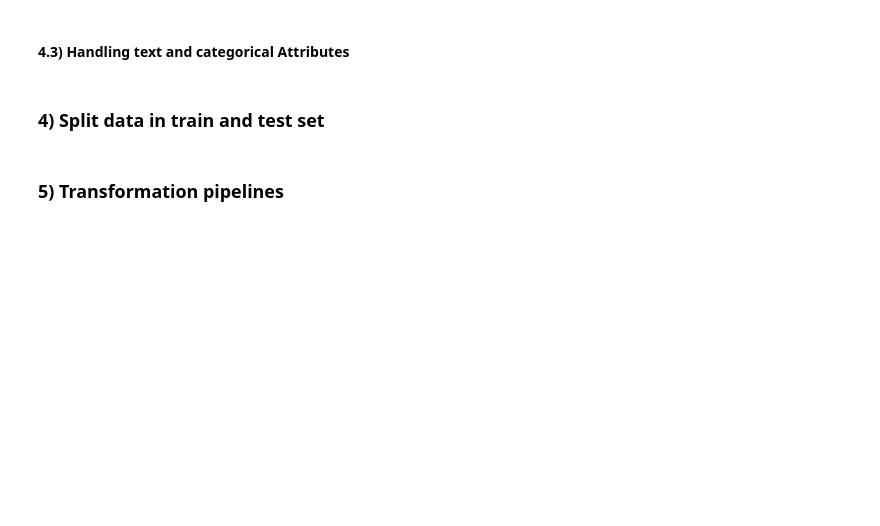
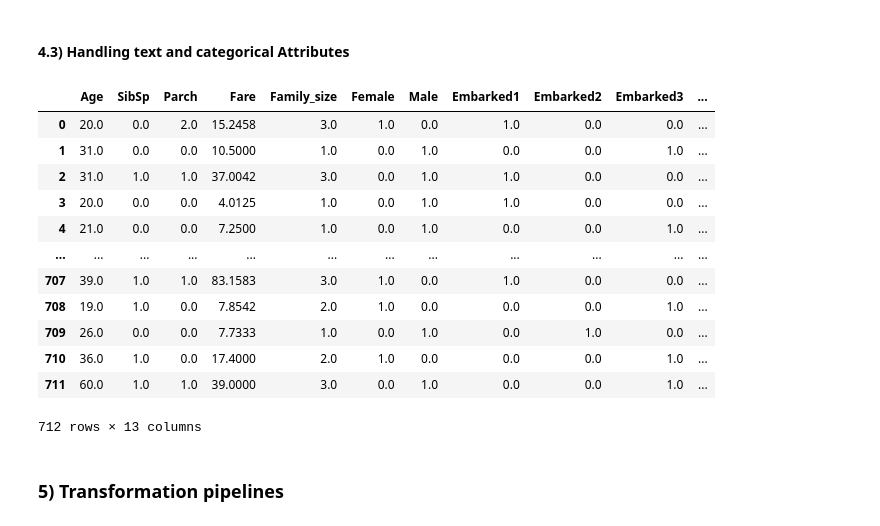
Before and after one commit to incardo/Kaggle---Titanic---Machine-Learning-from-Disaster, a Jupyter notebook: getting-started-with-titanic.ipynb, the cells around one changed output. Cells and saved outputs as stored; diff of their text form; code cells hidden in the pictures; blank space fills up the shorter version.

Commit message:
progress with pipeline implementation

```diff
--- a/getting-started-with-titanic.ipynb
+++ b/getting-started-with-titanic.ipynb
@@ -302,4 +337,27 @@ sns.catplot(x="Family_size", y="Survived", kind="point", data=train_data)
+# %%
+from sklearn.pipeline import Pipeline
+
+class AgeGroupMedianImputer(BaseEstimator, TransformerMixin):
+    def __init__(self, group_vars):
+        self.group_vars = group_vars
+    def fit(self, X, y=None):
+        return self
+    def transform(self, X):
+        # the copy leaves the original dataframe intact
+        X_ = X.copy()
+        for col in X_.columns:
+            if col == 'Age':
+                X_[col] = X_.groupby(self.group_vars)[col].transform(lambda x: x.fillna(x.median()))
+            elif X_[col].dtypes == "float64":
+                X_[col] = X_.groupby(self.group_vars)[col].transform(lambda x: x.fillna(x.median()))
+        return X_
+
+# Preprocessing for numerical data
+age_imputer =AgeGroupMedianImputer(group_vars=["Sex", "Pclass"]) #["Sex", 'Pclass']
+
+numerical_transformer = Pipeline(steps=[
+    ('age_imputer', age_imputer),
+    ('attribs_adder', attribs_adder)
+])
 # %% [markdown]
 #### 4.3) Handling text and categorical Attributes
-# %% [markdown]
-### 4) Split data in train and test set
@@ -316,3 +364,37 @@ X_train, X_valid, y_train, y_valid = train_test_split(X, y, train_size=0.8, test
+# %%
+from sklearn.preprocessing import OneHotEncoder
+from sklearn.compose import ColumnTransformer
+from sklearn.impute import SimpleImputer
+
+# Preprocessing for categorical data
+categorical_transformer = Pipeline(steps=[
+    ('imputer', SimpleImputer(strategy='most_frequent')),
+    ('onehot', OneHotEncoder(handle_unknown='ignore', sparse=True))
+])
+
+# Bundle preprocessing for numerical and categorical data
+preprocessor = ColumnTransformer(
+    transformers=[('num', numerical_transformer, numerical_cols+["Sex", "Pclass"]),
+                  ('cat', categorical_transformer, categorical_cols)
+], remainder="drop")
+# %%
+test = pd.DataFrame(preprocessor.fit_transform(X_train))
+test.columns = ['Age', 'SibSp', 'Parch', 'Fare', "Family_size", 'Female','Male' ,'Embarked1', 'Embarked2','Embarked3', 'Pclass1', 'Pclass2', 'Pclass3']
+test
+# %% [output]
+|  | Age | SibSp | Parch | Fare | Family_size | Female | Male | Embarked1 | Embarked2 | Embarked3 | ... |
+| 0 | 20.0 | 0.0 | 2.0 | 15.2458 | 3.0 | 1.0 | 0.0 | 1.0 | 0.0 | 0.0 | ... |
+| 1 | 31.0 | 0.0 | 0.0 | 10.5000 | 1.0 | 0.0 | 1.0 | 0.0 | 0.0 | 1.0 | ... |
+| 2 | 31.0 | 1.0 | 1.0 | 37.0042 | 3.0 | 0.0 | 1.0 | 1.0 | 0.0 | 0.0 | ... |
+| 3 | 20.0 | 0.0 | 0.0 | 4.0125 | 1.0 | 0.0 | 1.0 | 1.0 | 0.0 | 0.0 | ... |
+| 4 | 21.0 | 0.0 | 0.0 | 7.2500 | 1.0 | 0.0 | 1.0 | 0.0 | 0.0 | 1.0 | ... |
+| ... | ... | ... | ... | ... | ... | ... | ... | ... | ... | ... | ... |
+| 707 | 39.0 | 1.0 | 1.0 | 83.1583 | 3.0 | 1.0 | 0.0 | 1.0 | 0.0 | 0.0 | ... |
+| 708 | 19.0 | 1.0 | 0.0 | 7.8542 | 2.0 | 1.0 | 0.0 | 0.0 | 0.0 | 1.0 | ... |
+| 709 | 26.0 | 0.0 | 0.0 | 7.7333 | 1.0 | 0.0 | 1.0 | 0.0 | 1.0 | 0.0 | ... |
+| 710 | 36.0 | 1.0 | 0.0 | 17.4000 | 2.0 | 1.0 | 0.0 | 0.0 | 0.0 | 1.0 | ... |
+| 711 | 60.0 | 1.0 | 1.0 | 39.0000 | 3.0 | 0.0 | 1.0 | 0.0 | 0.0 | 1.0 | ... |
+712 rows × 13 columns
 # %% [markdown]
 ### 5) Transformation pipelines
 # %%
```
Also changed, not shown: parts of 28 cells of this notebook.
